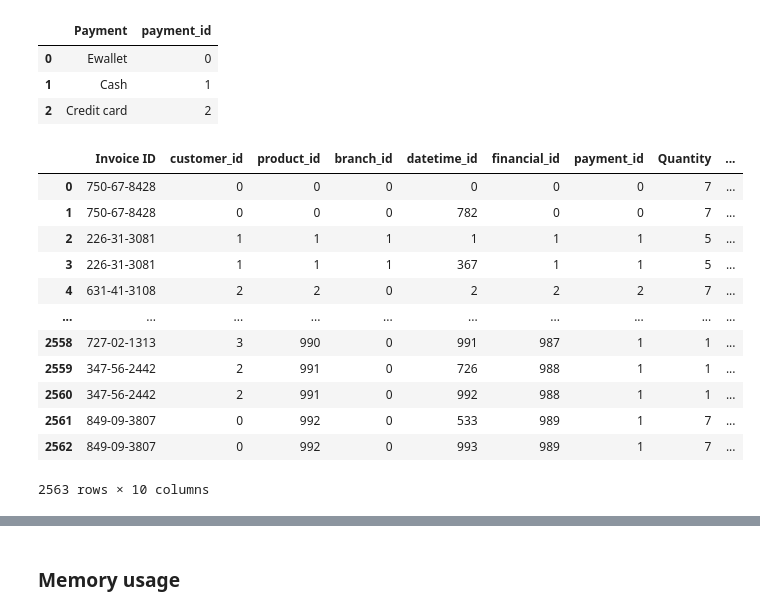
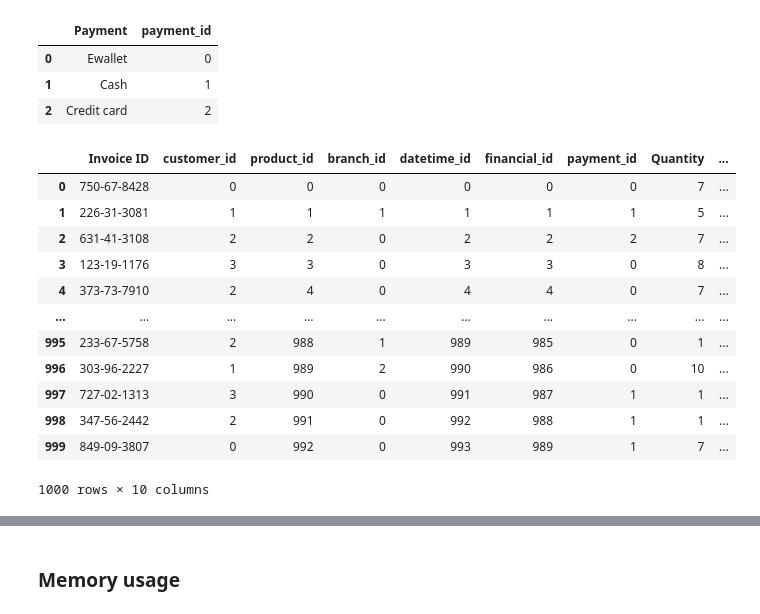
Before and after one commit to yoosefghaderi2001/DM_CA, a Jupyter notebook: CA2_8110103206_DM.ipynb, the cells around one changed output, grey strips where cells are left out. Saved outputs shown, nothing was run; the diff lists cells and outputs as text; code cells hidden in the pictures.

```diff
--- a/CA2_8110103206_DM.ipynb
+++ b/CA2_8110103206_DM.ipynb
@@ -133,33 +135,32 @@ payment_dim_star
 | 1 | Cash | 1 |
 | 2 | Credit card | 2 |
 # %%
-# Start with base fact table
 fact_table = df.copy()
 
-# Map foreign keys
+
 fact_table = fact_table.merge(customers_dim_star, on=['Customer type', 'Gender'])
 fact_table = fact_table.merge(product_dim_star, on=['Product line', 'Unit price'])
 fact_table = fact_table.merge(branch_dim_star, on=['Branch', 'City'])
-
-fact_table = fact_table.merge(datetime_dim_star, on=['Time'])
+fact_table["Date"] = pd.to_datetime(fact_table["Date"])
+fact_table = fact_table.merge(datetime_dim_star, on=['Time' , 'Date'])
 fact_table = fact_table.merge(financial_dim_star, on=['Tax 5%', 'Total', 'gross margin percentage', 'gross income'])
 fact_table = fact_table.merge(payment_dim_star, on=['Payment'])
 
 # Keep only necessary columns for fact table
 fact_table_star = fact_table[['Invoice ID', 'customer_id', 'product_id', 'branch_id', 'datetime_id',
                               'financial_id', 'payment_id', 'Quantity', 'cogs', 'Rating']]
 fact_table_star
 # %% [output]
 |  | Invoice ID | customer_id | product_id | branch_id | datetime_id | financial_id | payment_id | Quantity | ... |
 | 0 | 750-67-8428 | 0 | 0 | 0 | 0 | 0 | 0 | 7 | ... |
-| 1 | 750-67-8428 | 0 | 0 | 0 | 782 | 0 | 0 | 7 | ... |
-| 2 | 226-31-3081 | 1 | 1 | 1 | 1 | 1 | 1 | 5 | ... |
-| 3 | 226-31-3081 | 1 | 1 | 1 | 367 | 1 | 1 | 5 | ... |
-| 4 | 631-41-3108 | 2 | 2 | 0 | 2 | 2 | 2 | 7 | ... |
+| 1 | 226-31-3081 | 1 | 1 | 1 | 1 | 1 | 1 | 5 | ... |
+| 2 | 631-41-3108 | 2 | 2 | 0 | 2 | 2 | 2 | 7 | ... |
+| 3 | 123-19-1176 | 3 | 3 | 0 | 3 | 3 | 0 | 8 | ... |
+| 4 | 373-73-7910 | 2 | 4 | 0 | 4 | 4 | 0 | 7 | ... |
 | ... | ... | ... | ... | ... | ... | ... | ... | ... | ... |
-| 2558 | 727-02-1313 | 3 | 990 | 0 | 991 | 987 | 1 | 1 | ... |
-| 2559 | 347-56-2442 | 2 | 991 | 0 | 726 | 988 | 1 | 1 | ... |
-| 2560 | 347-56-2442 | 2 | 991 | 0 | 992 | 988 | 1 | 1 | ... |
-| 2561 | 849-09-3807 | 0 | 992 | 0 | 533 | 989 | 1 | 7 | ... |
-| 2562 | 849-09-3807 | 0 | 992 | 0 | 993 | 989 | 1 | 7 | ... |
+| 995 | 233-67-5758 | 2 | 988 | 1 | 989 | 985 | 0 | 1 | ... |
+| 996 | 303-96-2227 | 1 | 989 | 2 | 990 | 986 | 0 | 10 | ... |
+| 997 | 727-02-1313 | 3 | 990 | 0 | 991 | 987 | 1 | 1 | ... |
+| 998 | 347-56-2442 | 2 | 991 | 0 | 992 | 988 | 1 | 1 | ... |
+| 999 | 849-09-3807 | 0 | 992 | 0 | 993 | 989 | 1 | 7 | ... |
-2563 rows × 10 columns
+1000 rows × 10 columns
```
Also changed, not shown: parts of 69 cells of this notebook.
